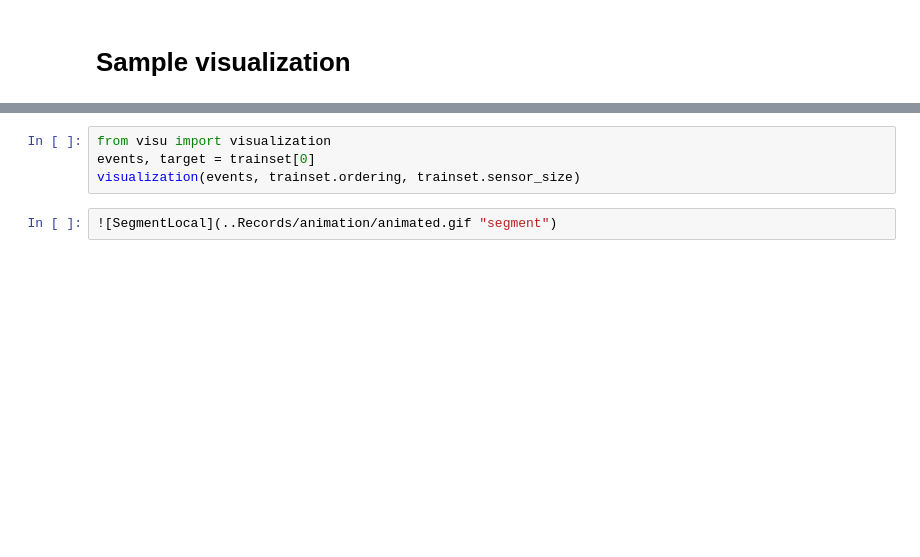
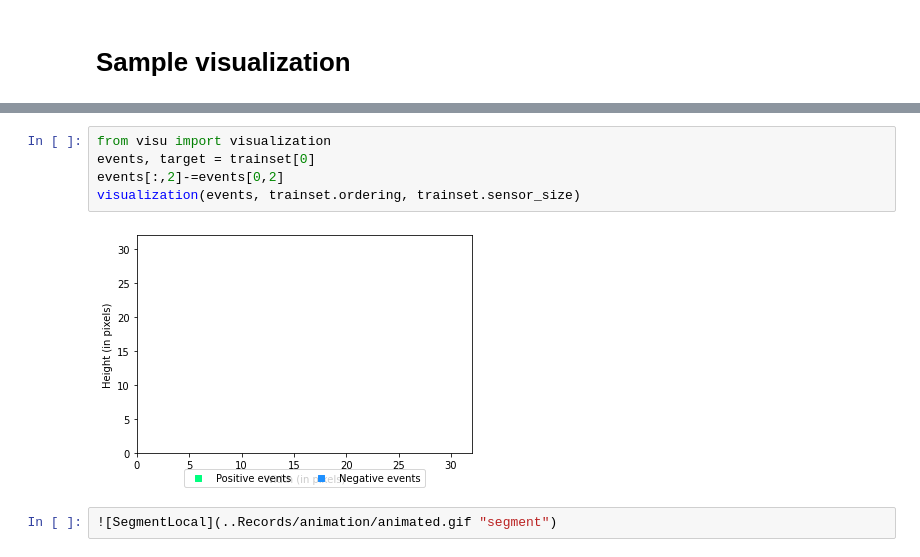
Before and after one commit to AntoineGrimaldi/aprovhots, a Jupyter notebook: notebook/2021-12-16_Make_dataset.ipynb, the cells around one changed output, grey strips where cells are left out. Saved outputs shown, nothing was run; the diff lists cells and outputs as text; blank space fills up the shorter version.

```diff
--- a/notebook/2021-12-16_Make_dataset.ipynb
+++ b/notebook/2021-12-16_Make_dataset.ipynb
@@ -45,7 +52,10 @@ Orange histograms are for the "ground" label and blue for the "sea":
 # %%
 from visu import visualization
 events, target = trainset[0]
+events[:,2]-=events[0,2]
 visualization(events, trainset.ordering, trainset.sensor_size)
+# %% [output]
+[figure, added]
 # %%
 ![SegmentLocal](..Records/animation/animated.gif "segment")
 # %% [output]
```
Also changed, not shown: parts of 1 cell of this notebook, 2 other files.
